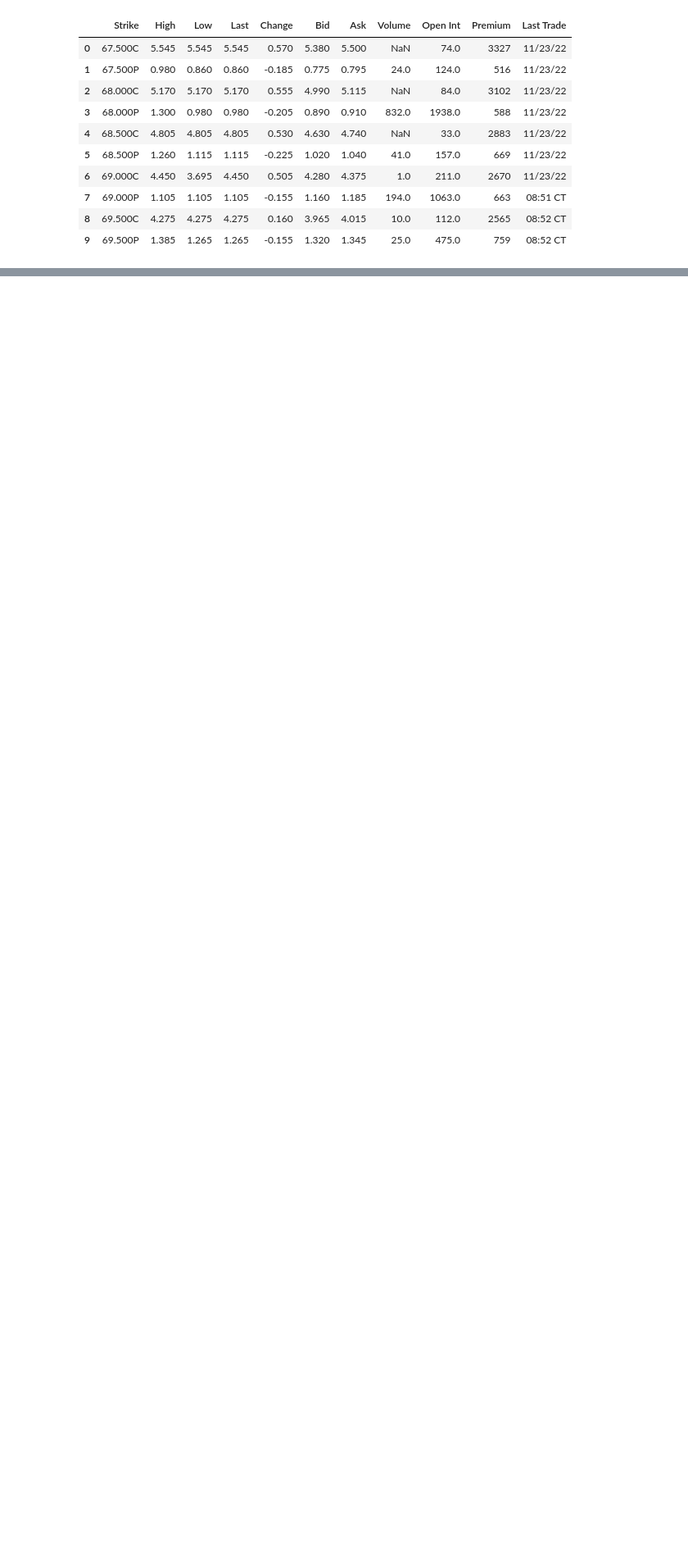
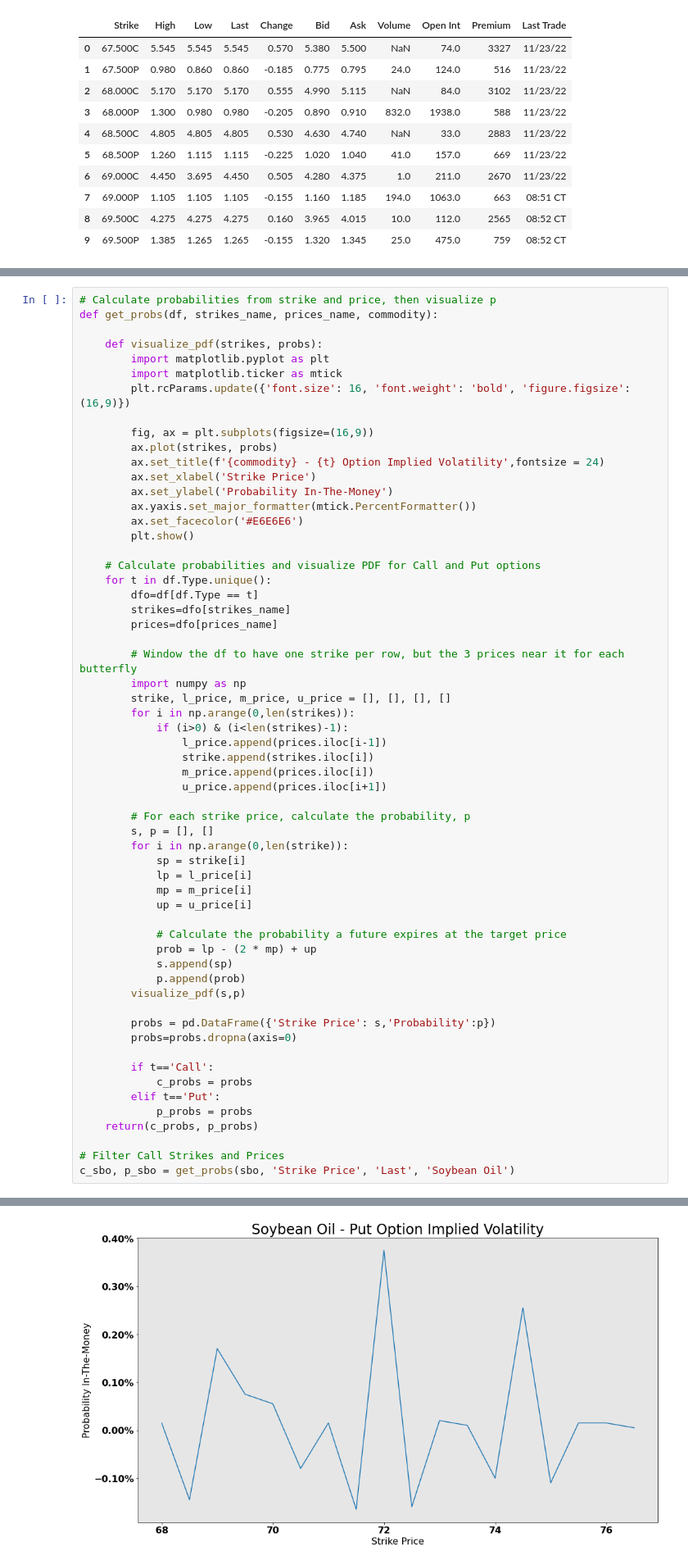
Before and after one commit to mfaldet/Stock-Evaluation, a Jupyter notebook: Option Trading/option_implied_probability.ipynb, the cells around one changed output, grey strips where cells are left out. Shown at 82% size. Drawn from its saved outputs; the diff is of its cells as text; blank space fills up the shorter version.

Commit message:
calculate pdf for calls and puts, merges together

```diff
--- a/Option Trading/option_implied_probability.ipynb
+++ b/Option Trading/option_implied_probability.ipynb
@@ -135,0 +59,60 @@ c_sbo
+# %%
+# Calculate probabilities from strike and price, then visualize p
+def get_probs(df, strikes_name, prices_name, commodity):
+
+    def visualize_pdf(strikes, probs):
+        import matplotlib.pyplot as plt
+        import matplotlib.ticker as mtick
+        plt.rcParams.update({'font.size': 16, 'font.weight': 'bold', 'figure.figsize': (16,9)})
+
+        fig, ax = plt.subplots(figsize=(16,9))
+        ax.plot(strikes, probs)
+        ax.set_title(f'{commodity} - {t} Option Implied Volatility',fontsize = 24)
+        ax.set_xlabel('Strike Price')
+        ax.set_ylabel('Probability In-The-Money')
+        ax.yaxis.set_major_formatter(mtick.PercentFormatter())
+        ax.set_facecolor('#E6E6E6')
+        plt.show()
+
+    # Calculate probabilities and visualize PDF for Call and Put options
+    for t in df.Type.unique():
+        dfo=df[df.Type == t]
+        strikes=dfo[strikes_name]
+        prices=dfo[prices_name]
+
+        # Window the df to have one strike per row, but the 3 prices near it for each butterfly
+        import numpy as np
+        strike, l_price, m_price, u_price = [], [], [], []
+        for i in np.arange(0,len(strikes)):
+            if (i>0) & (i<len(strikes)-1):
+                l_price.append(prices.iloc[i-1])
+                strike.append(strikes.iloc[i])
+                m_price.append(prices.iloc[i])
+                u_price.append(prices.iloc[i+1])
+
+        # For each strike price, calculate the probability, p
+        s, p = [], []
+        for i in np.arange(0,len(strike)):
+            sp = strike[i]
+            lp = l_price[i]
+            mp = m_price[i]
+            up = u_price[i]
+
+            # Calculate the probability a future expires at the target price
+            prob = lp - (2 * mp) + up
+            s.append(sp)
+            p.append(prob)
+        visualize_pdf(s,p)
+
+        probs = pd.DataFrame({'Strike Price': s,'Probability':p})
+        probs=probs.dropna(axis=0)
+
+        if t=='Call':
+            c_probs = probs
+        elif t=='Put':
+            p_probs = probs
+    return(c_probs, p_probs)
+
+# Filter Call Strikes and Prices
+c_sbo, p_sbo = get_probs(sbo, 'Strike Price', 'Last', 'Soybean Oil')
+# %% [output]
@@ -135,0 +120 @@ c_sbo
+[figure, added]
```
Also changed, not shown: parts of 4 cells of this notebook.
